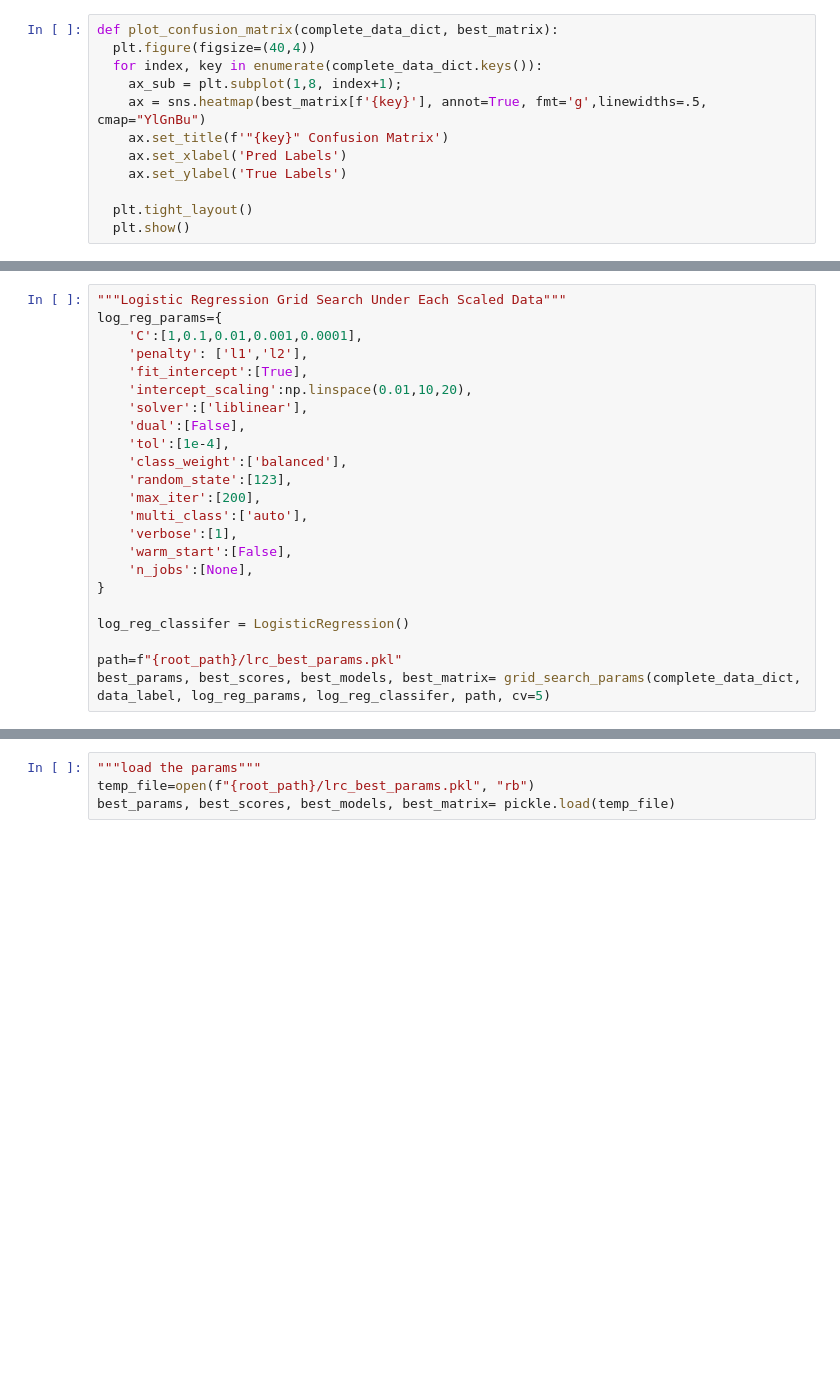
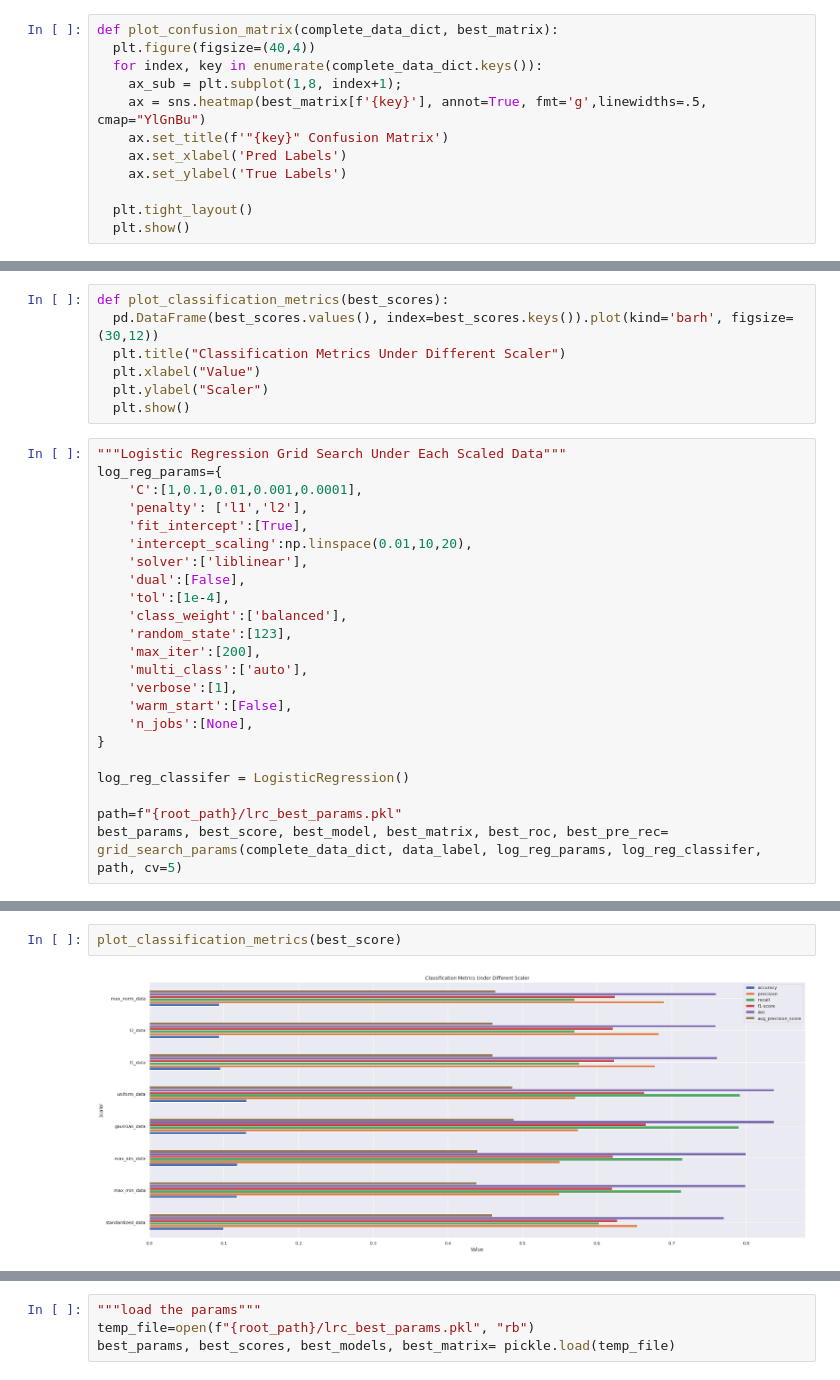
Before and after one commit to mlmaster1995/machine-learning-portforlio-python, a Jupyter notebook: online_shoppers_intention/Data Modeling.ipynb, the cells around one changed output, grey strips where cells are left out. Drawn from its saved outputs; the diff is of its cells as text; blank space fills up the shorter version.

Commit message:
finish gridsearch for all models

```diff
--- a/online_shoppers_intention/Data Modeling.ipynb
+++ b/online_shoppers_intention/Data Modeling.ipynb
@@ -316,3 +354,10 @@ def plot_confusion_matrix(complete_data_dict, best_matrix):
+# %%
+def plot_classification_metrics(best_scores):
+  pd.DataFrame(best_scores.values(), index=best_scores.keys()).plot(kind='barh', figsize=(30,12))
+  plt.title("Classification Metrics Under Different Scaler")
+  plt.xlabel("Value")
+  plt.ylabel("Scaler")
+  plt.show()
 # %%
 """Logistic Regression Grid Search Under Each Scaled Data"""
 log_reg_params={
@@ -335,7 +380,7 @@ log_reg_params={
 log_reg_classifer = LogisticRegression()
 
 path=f"{root_path}/lrc_best_params.pkl"
-best_params, best_scores, best_models, best_matrix= grid_search_params(complete_data_dict, data_label, log_reg_params, log_reg_classifer, path, cv=5)
+best_params, best_score, best_model, best_matrix, best_roc, best_pre_rec= grid_search_params(complete_data_dict, data_label, log_reg_params, log_reg_classifer, path, cv=5)
 # %% [output]
 =================standardized_data=====================
 Fitting 5 folds for each of 200 candidates, totalling 1000 fits
@@ -356,0 +406,4 @@ Fitting 5 folds for each of 200 candidates, totalling 1000 fits
+# %%
+plot_classification_metrics(best_score)
+# %% [output]
+[figure, added]
```
Also changed, not shown: parts of 33 cells of this notebook, 1 other file.
